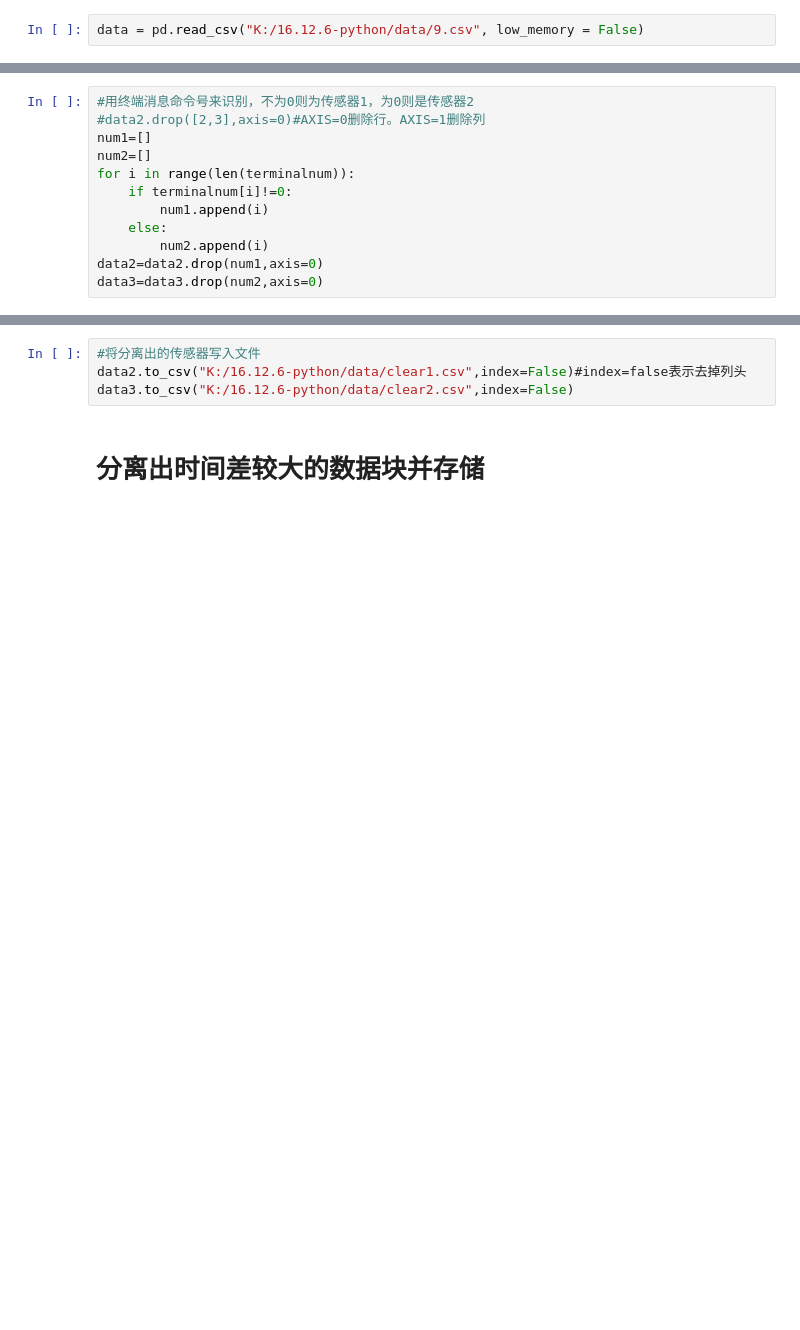
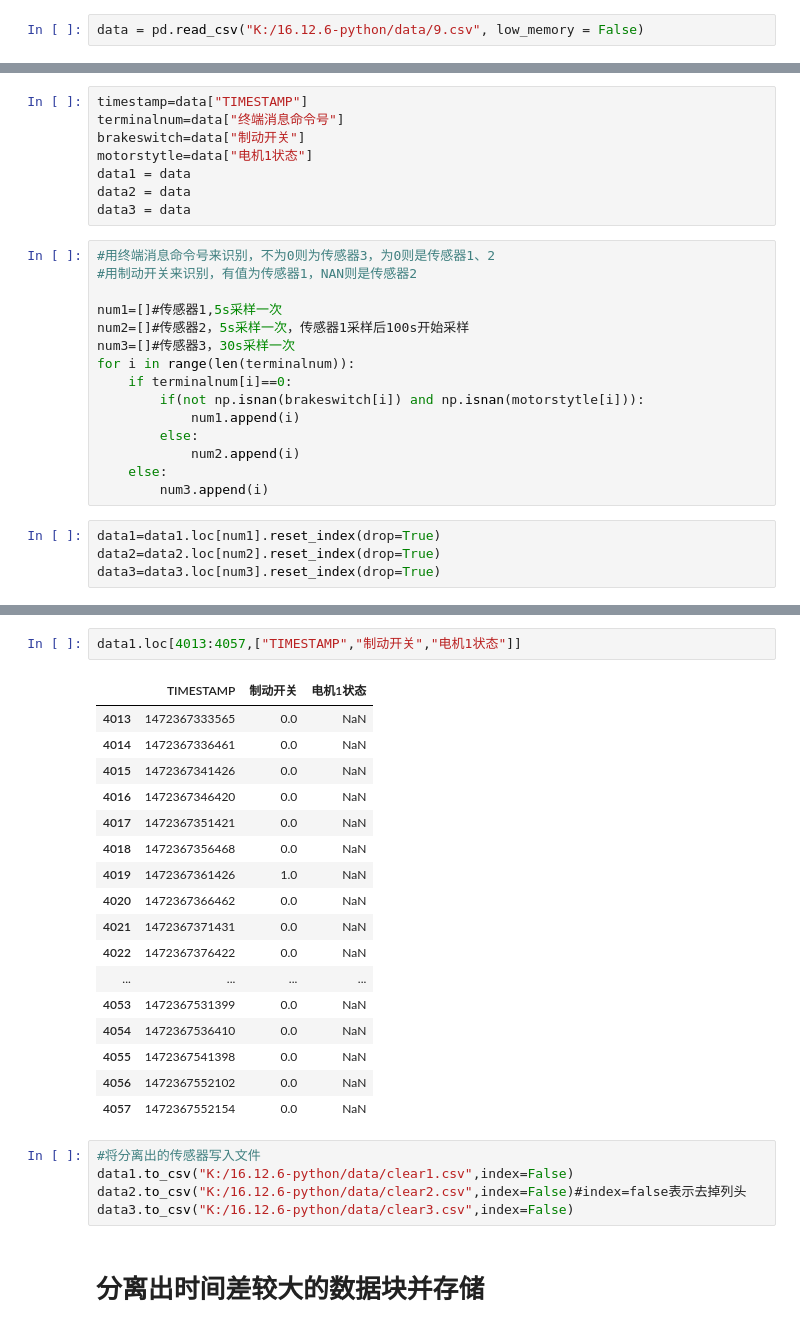
Before and after one commit to 760bdteam/SunwinVehicle_Wzw, a Jupyter notebook: DataAnalysis.ipynb, the cells around one changed output, grey strips where cells are left out. Cells and saved outputs as stored; diff of their text form; blank space fills up the shorter version.

```diff
--- a/DataAnalysis.ipynb
+++ b/DataAnalysis.ipynb
@@ -67,12 +100,27 @@ data3 = data
+# %%
+timestamp=data["TIMESTAMP"]
+terminalnum=data["终端消息命令号"]
+brakeswitch=data["制动开关"]
+motorstytle=data["电机1状态"]
+data1 = data
+data2 = data
+data3 = data
 # %%
-#用终端消息命令号来识别，不为0则为传感器1，为0则是传感器2
-#data2.drop([2,3],axis=0)#AXIS=0删除行。AXIS=1删除列
-num1=[]
-num2=[]
+#用终端消息命令号来识别，不为0则为传感器3，为0则是传感器1、2
+#用制动开关来识别，有值为传感器1，NAN则是传感器2
+
+num1=[]#传感器1,5s采样一次
+num2=[]#传感器2，5s采样一次，传感器1采样后100s开始采样
+num3=[]#传感器3，30s采样一次
 for i in range(len(terminalnum)):
-    if terminalnum[i]!=0:
-        num1.append(i)
+    if terminalnum[i]==0:
+        if(not np.isnan(brakeswitch[i]) and np.isnan(motorstytle[i])):
+            num1.append(i)
+        else:
+            num2.append(i)
     else:
-        num2.append(i)
-data2=data2.drop(num1,axis=0)
-data3=data3.drop(num2,axis=0)
+        num3.append(i)
+# %%
+data1=data1.loc[num1].reset_index(drop=True)
+data2=data2.loc[num2].reset_index(drop=True)
+data3=data3.loc[num3].reset_index(drop=True)
@@ -79,7 +152,28 @@ data3=data3.drop(num2,axis=0)
+# %%
+data1.loc[4013:4057,["TIMESTAMP","制动开关","电机1状态"]]
+# %% [output]
+|  | TIMESTAMP | 制动开关 | 电机1状态 |
+| 4013 | 1472367333565 | 0.0 | NaN |
+| 4014 | 1472367336461 | 0.0 | NaN |
+| 4015 | 1472367341426 | 0.0 | NaN |
+| 4016 | 1472367346420 | 0.0 | NaN |
+| 4017 | 1472367351421 | 0.0 | NaN |
+| 4018 | 1472367356468 | 0.0 | NaN |
+| 4019 | 1472367361426 | 1.0 | NaN |
+| 4020 | 1472367366462 | 0.0 | NaN |
+| 4021 | 1472367371431 | 0.0 | NaN |
+| 4022 | 1472367376422 | 0.0 | NaN |
+| ... | ... | ... | ... |
+| 4053 | 1472367531399 | 0.0 | NaN |
+| 4054 | 1472367536410 | 0.0 | NaN |
+| 4055 | 1472367541398 | 0.0 | NaN |
+| 4056 | 1472367552102 | 0.0 | NaN |
+| 4057 | 1472367552154 | 0.0 | NaN |
 # %%
 #将分离出的传感器写入文件
-data2.to_csv("K:/16.12.6-python/data/clear1.csv",index=False)#index=false表示去掉列头
-data3.to_csv("K:/16.12.6-python/data/clear2.csv",index=False)
+data1.to_csv("K:/16.12.6-python/data/clear1.csv",index=False)
+data2.to_csv("K:/16.12.6-python/data/clear2.csv",index=False)#index=false表示去掉列头
+data3.to_csv("K:/16.12.6-python/data/clear3.csv",index=False)
 # %% [markdown]
 # 分离出时间差较大的数据块并存储
 # %%
```
Also changed, not shown: parts of 12 cells of this notebook.
